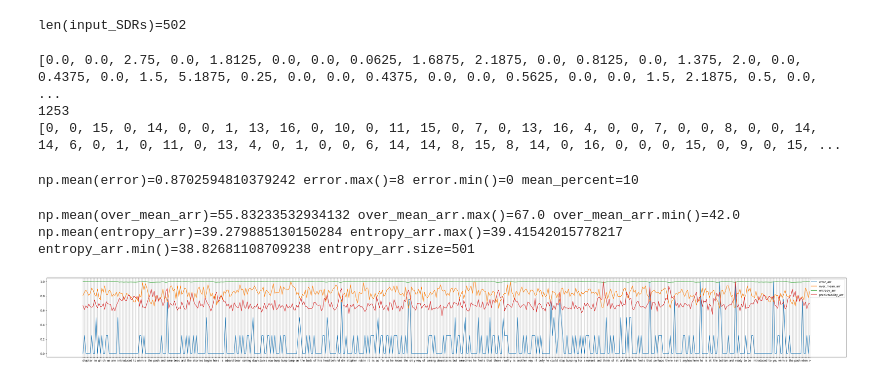
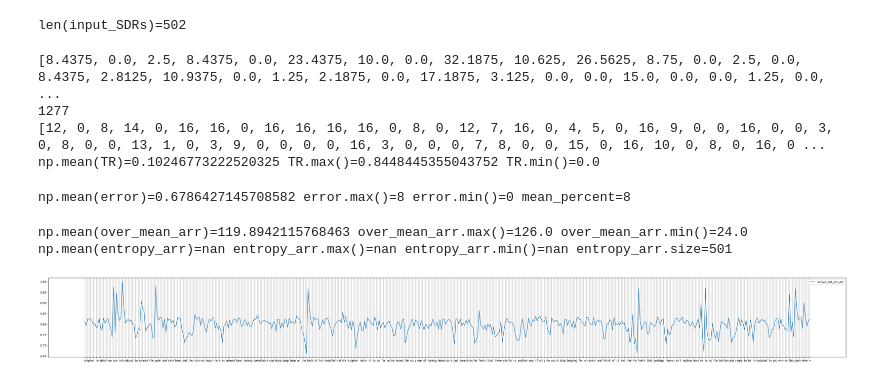
Before and after one commit to ivanoid768/symbol_predictor, a Jupyter notebook: confidence_simple_htm.ipynb, the cells around one changed output. Drawn from its saved outputs; the diff is of its cells as text; code cells hidden in the pictures.

Commit message:
Threshold. mean_percent=8

```diff
--- a/confidence_simple_htm.ipynb
+++ b/confidence_simple_htm.ipynb
@@ -106,13 +106,17 @@ W = np.random.rand(SDR_len, column_size, SDR_len * column_size) * 1e-2
 
 V = np.zeros((SDR_len, column_size))
 
+TR = np.zeros((SDR_len, column_size))
+PO = np.zeros((SDR_len, column_size))
+
 prec = 1e-30
 
 # train
 
-epoch_cnt = 1
+epoch_cnt = 5
 
 eps0 = 0.003
+TR_eps0 = 0.03 # 0.15
 
 eps0_V = 0.09
 
@@ -126,6 +130,12 @@ for epoch_idx in range(epoch_cnt):
 
         O /= np.max(np.abs(O)) + prec
 
+        # threshold
+        min_O = np.min(O)
+        O[O < TR] = min_O
+        OO = np.copy(O)
+
+        # boosting
         nV = np.abs(V - np.max(V, axis=1)[np.newaxis].T)
         nV /= np.max(nV, axis=1)[np.newaxis].T + prec
 
@@ -139,6 +149,10 @@ for epoch_idx in range(epoch_cnt):
         max_O_idx = np.where(O != 0)
 
         W[max_O_idx] += (rsh_I - W[max_O_idx] * O[max_O_idx][..., np.newaxis]) * eps0
+
+        # threshold update
+        TR[max_O_idx] += (OO[max_O_idx] - TR[max_O_idx] * PO[max_O_idx]) * TR_eps0
+        PO[max_O_idx] = np.copy(OO[max_O_idx])
 
         # winners
         V[max_O_idx] += 1
@@ -154,16 +168,19 @@ print(np.sum(V == 0))
 print(np.sum((V > 0), axis=1).tolist())
 # for col in np.rot90(V):
 #     print(f'{col.astype(int).tolist()}')
+print(f'{np.mean(TR)=} {TR.max()=} {TR.min()=}')
 # %% [output]
-[0.0, 0.0, 2.75, 0.0, 1.8125, 0.0, 0.0, 0.0625, 1.6875, 2.1875, 0.0, 0.8125, 0.0, 1.375, 2.0, 0.0, 0.4375, 0.0, 1.5, 5.1875, 0.25, 0.0, 0.0, 0.4375, 0.0, 0.0, 0.5625, 0.0, 0.0, 1.5, 2.1875, 0.5, 0.0,  ...
-1253
-[0, 0, 15, 0, 14, 0, 0, 1, 13, 16, 0, 10, 0, 11, 15, 0, 7, 0, 13, 16, 4, 0, 0, 7, 0, 0, 8, 0, 0, 14, 14, 6, 0, 1, 0, 11, 0, 13, 4, 0, 1, 0, 0, 6, 14, 14, 8, 15, 8, 14, 0, 16, 0, 0, 0, 15, 0, 9, 0, 15, ...
+[8.4375, 0.0, 2.5, 8.4375, 0.0, 23.4375, 10.0, 0.0, 32.1875, 10.625, 26.5625, 8.75, 0.0, 2.5, 0.0, 8.4375, 2.8125, 10.9375, 0.0, 1.25, 2.1875, 0.0, 17.1875, 3.125, 0.0, 0.0, 15.0, 0.0, 0.0, 1.25, 0.0, ...
+1277
+[12, 0, 8, 14, 0, 16, 16, 0, 16, 16, 16, 16, 0, 8, 0, 12, 7, 16, 0, 4, 5, 0, 16, 9, 0, 0, 16, 0, 0, 3, 0, 8, 0, 0, 13, 1, 0, 3, 9, 0, 0, 0, 0, 16, 3, 0, 0, 0, 7, 8, 0, 0, 15, 0, 16, 10, 0, 8, 0, 16, 0 ...
+np.mean(TR)=0.10246773222520325 TR.max()=0.8448445355043752 TR.min()=0.0
 # %%
 # test
 error = []
 over_mean_list = []
 entropy_list = []
 predictability_list = []
+active_out_list = []
 
 I = np.copy(start_I)
 
@@ -171,6 +188,11 @@ for SDR in input_SDRs[1:]:
     rsh_I = I.reshape(SDR_len * column_size)
 
     O = np.dot(W, rsh_I)
+
+    # threshold
+    norm_O = O / np.max(np.abs(O)) + prec
+    min_O = np.min(O) - 1
+    O[norm_O < TR] = min_O
 
     max_O = np.max(O, axis=1)
     argmax_O_idx = np.argsort(max_O)[::-1][:sparsity]
@@ -188,11 +210,15 @@ for SDR in input_SDRs[1:]:
 
     entropy = np.copy(max_O)
     entropy /= np.linalg.norm(entropy) + prec
+    entropy[entropy < 0] = prec
     entropy = -1 * np.sum(entropy * np.log2(entropy))
     entropy_list.append(entropy)
 
     predictability = np.sum(np.abs(max_O - max_O[np.newaxis].T))
     predictability_list.append(predictability)
+
+    active_out = np.sum(O > min_O)
+    active_out_list.append(active_out)
 
     O *= SDR[np.newaxis].T
     max_O = np.max(O, axis=1)
@@ -211,35 +237,38 @@ print(f'{np.mean(error)=} {error.max()=} {error.min()=} {mean_percent=}')
 # for col in np.rot90(O):
 #     print(f'{col.astype(int).tolist()}')
 # %% [output]
-np.mean(error)=0.8702594810379242 error.max()=8 error.min()=0 mean_percent=10
+np.mean(error)=0.6786427145708582 error.max()=8 error.min()=0 mean_percent=8
 # %%
 error_arr = np.array(error, dtype='float')
 over_mean_arr = np.array(over_mean_list, dtype='float')
 entropy_arr = np.array(entropy_list, dtype='float')
 predictability_arr = np.array(predictability_list, dtype='float')
+active_out_arr = np.array(active_out_list, dtype='float')
 
 print(f'{np.mean(over_mean_arr)=} {over_mean_arr.max()=} {over_mean_arr.min()=}')
 print(f'{np.mean(entropy_arr)=} {entropy_arr.max()=} {entropy_arr.min()=} {entropy_arr.size=}')
 
 error_arr /= np.max(np.abs(error_arr)) + prec
 # over_mean_arr = 1 / over_mean_arr
 over_mean_arr /= np.max(np.abs(over_mean_arr)) + prec
 entropy_arr /= np.max(np.abs(entropy_arr)) + prec
 predictability_arr /= np.max(np.abs(predictability_arr)) + prec
+active_out_arr /= np.max(np.abs(active_out_arr)) + prec
 
 plt.figure(figsize=(50, 5))
 
-plt.plot(np.arange(error_arr.size), error_arr, label = "error_arr")
-plt.plot(np.arange(len(over_mean_arr)), over_mean_arr, label = "over_mean_arr")
-plt.plot(np.arange(len(entropy_arr)), entropy_arr, label = "entropy_arr")
-plt.plot(np.arange(len(predictability_arr)), predictability_arr, label = "predictability_arr")
+# plt.plot(np.arange(error_arr.size), error_arr, label = "error_arr")
+# plt.plot(np.arange(len(over_mean_arr)), over_mean_arr, label = "over_mean_arr")
+# plt.plot(np.arange(len(entropy_arr)), entropy_arr, label = "entropy_arr")
+# plt.plot(np.arange(len(predictability_arr)), predictability_arr, label = "predictability_arr")
+plt.plot(np.arange(len(active_out_arr)), active_out_arr, label = "active_out_arr")
 
 plt.xticks(np.arange(len(input_str[1:])), input_str[1:])
 plt.grid(visible=True, axis='x')
 
 plt.legend()
 plt.show()
 # %% [output]
-np.mean(over_mean_arr)=55.83233532934132 over_mean_arr.max()=67.0 over_mean_arr.min()=42.0
-np.mean(entropy_arr)=39.279885130150284 entropy_arr.max()=39.41542015778217 entropy_arr.min()=38.82681108709238 entropy_arr.size=501
+np.mean(over_mean_arr)=119.8942115768463 over_mean_arr.max()=126.0 over_mean_arr.min()=24.0
+np.mean(entropy_arr)=nan entropy_arr.max()=nan entropy_arr.min()=nan entropy_arr.size=501
-[figure, old version]
+[figure, new version]
```
Also changed, not shown: parts of 1 cell of this notebook.
